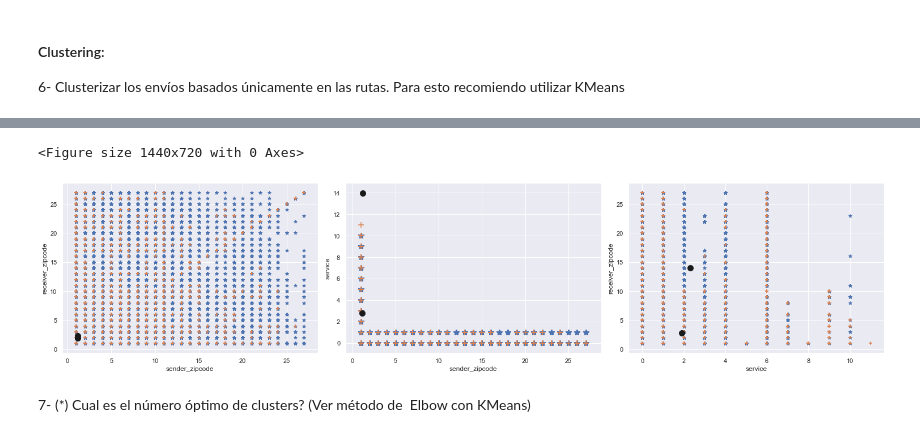
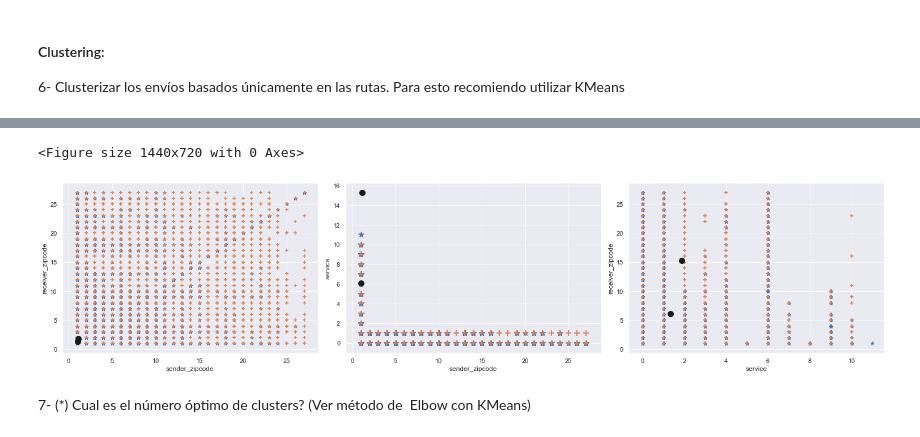
Before and after one commit to manquius/series_temporales, a Jupyter notebook: practico3_migue.ipynb, the cells around one changed output, grey strips where cells are left out. Cells and saved outputs as stored; diff of their text form; code cells hidden in the pictures.

```diff
--- a/practico3_migue.ipynb
+++ b/practico3_migue.ipynb
@@ -226,19 +226,24 @@ def precision(yPred, yTest):
     return prec if prec > 0.5 else 1-prec
 # %%
 from sklearn.cluster import KMeans
-## Inicializo clasificador
-classifier = KMeans(n_clusters=2, max_iter=1000, random_state=2)
-print(classifier)
 
-## Entreno
-kmeans = classifier.fit(X_train)
 
-## Centros de los clusters
-centers = kmeans.cluster_centers_
+K = range(1,10)
+for k in K:
+    ## Inicializo clasificador
+    classifier = KMeans(n_clusters=k, max_iter=1000, random_state=2)
+    print(classifier)
 
-## Realizo predicción sobre conjunto de prueba
-y_pred = kmeans.predict(X_test)
+    ## Entreno
+    kmeans = classifier.fit(X_train)
 
-## Evaluo la precision del clasificador
-print('\nPorcentaje bien clasificado: {:.2f}%'.format(100*precision(y_pred, y_test)))
+    ## Centros de los clusters
+    centers = kmeans.cluster_centers_
+
+    ## Realizo predicción sobre conjunto de prueba
+    y_pred = kmeans.predict(X_test)
+
+    ## Evaluo la precision del clasificador
+    print('Porcentaje bien clasificado: {:.2f}%\n'.format(100*precision(y_pred, y_test)))
+    print('='*100)
 # %% [output]
@@ -251,7 +268,7 @@ Porcentaje bien clasificado: 51.45%
 plt.figure(figsize=(20, 10))
 
 
-target = df_clean.target == 0
+target = df_clean.target == 1
 
 ncols = 3
 nrows = 1
@@ -259,32 +276,32 @@ fig, axes = plt.subplots(figsize=(7*ncols, 5*nrows), ncols=3, nrows=1)
 
 ax = axes[0]
 ax.scatter(df_clean[target].sender_zipcode, df_clean[target].receiver_zipcode, marker='*')
 ax.scatter(df_clean[~target].sender_zipcode, df_clean[~target].receiver_zipcode, marker='+')
 ax.scatter(centers[0][0], centers[0][1], color='k', s=100)
 ax.scatter(centers[1][0], centers[1][1], color='k', s=100)
 ax.set_xlabel('sender_zipcode')
 ax.set_ylabel('receiver_zipcode')
 
 ax = axes[1]
 ax.scatter(df_clean[target].sender_zipcode, df_clean[target].service, s=100, marker='*')
 ax.scatter(df_clean[~target].sender_zipcode, df_clean[~target].service, s=100, marker='+')
 ax.scatter(centers[0][0], centers[0][2], color='k', s=100)
 ax.scatter(centers[1][0], centers[1][2], color='k', s=100)
 ax.set_xlabel('sender_zipcode')
 ax.set_ylabel('service')
 
 ax = axes[2]
 ax.scatter(df_clean[target].service, df_clean[target].receiver_zipcode, marker='*')
 ax.scatter(df_clean[~target].service, df_clean[~target].receiver_zipcode, marker='+')
 ax.scatter(centers[0][1], centers[0][2], color='k', s=100)
 ax.scatter(centers[1][1], centers[1][2], color='k', s=100)
 ax.set_xlabel('service')
 ax.set_ylabel('receiver_zipcode')
 
 
 plt.tight_layout()
 plt.show()
 # %% [output]
 <Figure size 1440x720 with 0 Axes>
-[figure, old version]
+[figure, new version]
 # %% [markdown]
```
Also changed, not shown: parts of 1 cell of this notebook.
